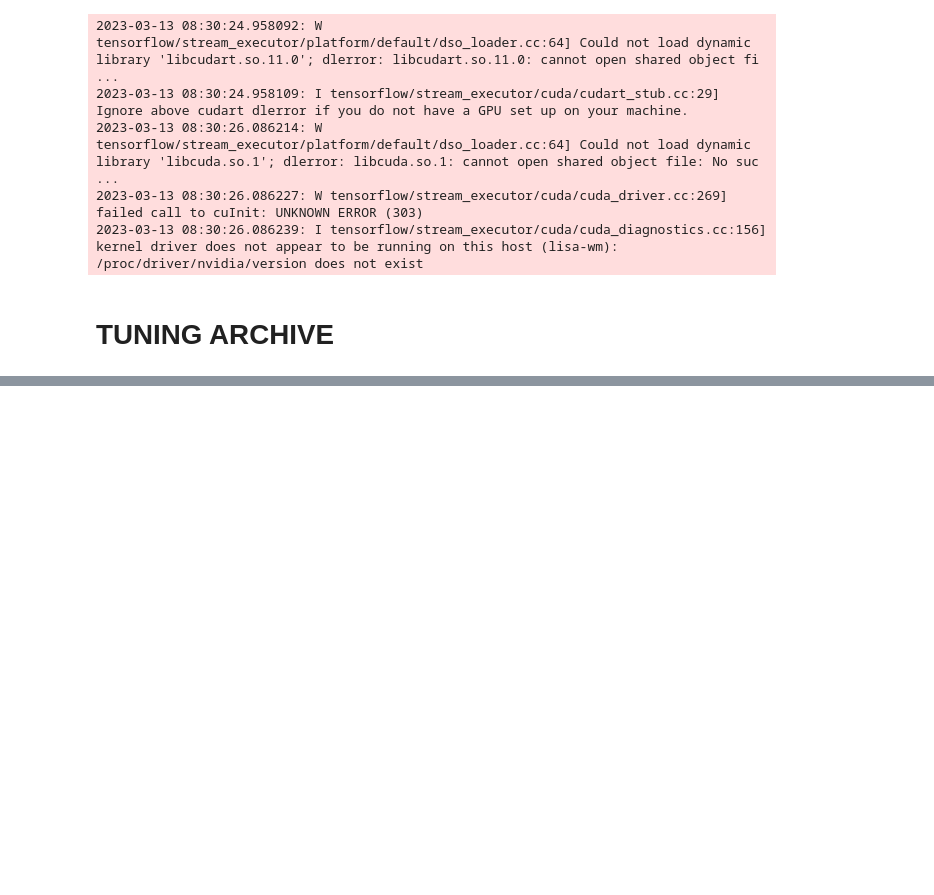
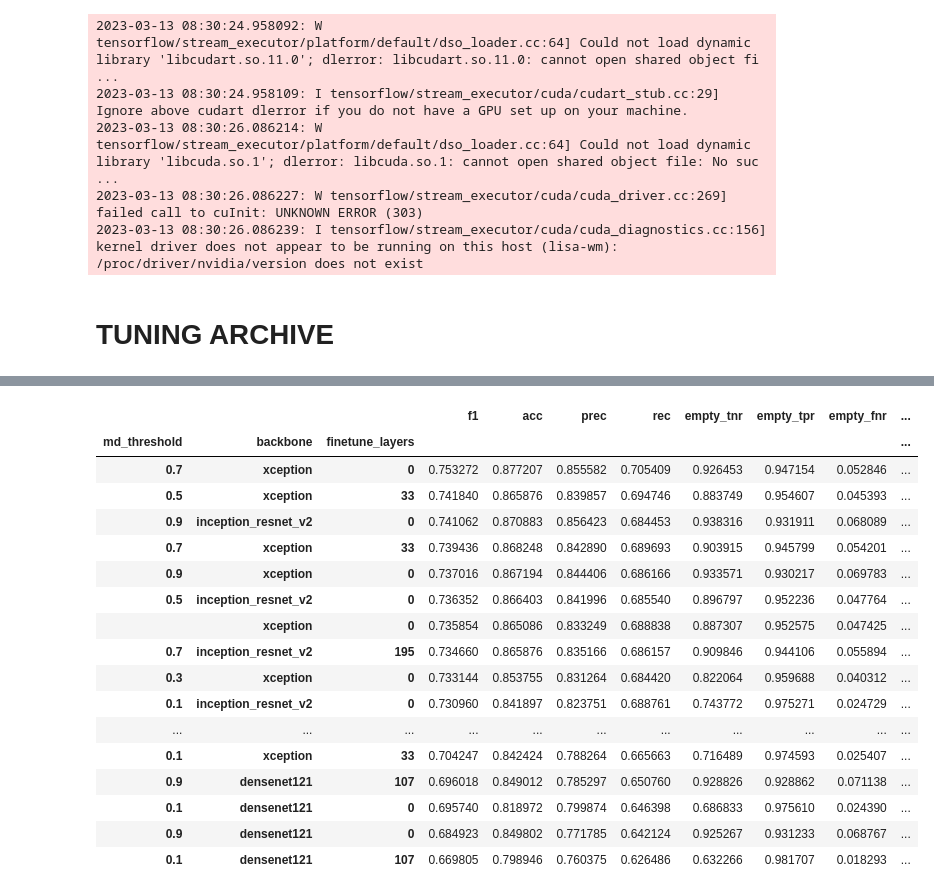
Before and after one commit to slds-lmu/wildlife-experiments, a Jupyter notebook: tuning.ipynb, the cells around one changed output, grey strips where cells are left out. Saved outputs shown, nothing was run; the diff lists cells and outputs as text; code cells hidden in the pictures; blank space fills up the shorter version.

```diff
--- a/tuning.ipynb
+++ b/tuning.ipynb
@@ -53,2 +54,23 @@ tuning_archive_avg
 |  | xception | 0 | 0.737016 | 0.867194 | 0.844406 | 0.686166 | 0.933571 | 0.930217 | 0.069783 | ... |
 |  |  | 33 | 0.727018 | 0.861660 | 0.830590 | 0.678176 | 0.930012 | 0.932249 | 0.067751 | ... |
+# %%
+tuning_archive_avg.sort_values('f1', ascending=False)
+# %% [output]
+|  |  |  | f1 | acc | prec | rec | empty_tnr | empty_tpr | empty_fnr | ... |
+| md_threshold | backbone | finetune_layers |  |  |  |  |  |  |  | ... |
+| 0.7 | xception | 0 | 0.753272 | 0.877207 | 0.855582 | 0.705409 | 0.926453 | 0.947154 | 0.052846 | ... |
+| 0.5 | xception | 33 | 0.741840 | 0.865876 | 0.839857 | 0.694746 | 0.883749 | 0.954607 | 0.045393 | ... |
+| 0.9 | inception_resnet_v2 | 0 | 0.741062 | 0.870883 | 0.856423 | 0.684453 | 0.938316 | 0.931911 | 0.068089 | ... |
+| 0.7 | xception | 33 | 0.739436 | 0.868248 | 0.842890 | 0.689693 | 0.903915 | 0.945799 | 0.054201 | ... |
+| 0.9 | xception | 0 | 0.737016 | 0.867194 | 0.844406 | 0.686166 | 0.933571 | 0.930217 | 0.069783 | ... |
+| 0.5 | inception_resnet_v2 | 0 | 0.736352 | 0.866403 | 0.841996 | 0.685540 | 0.896797 | 0.952236 | 0.047764 | ... |
+|  | xception | 0 | 0.735854 | 0.865086 | 0.833249 | 0.688838 | 0.887307 | 0.952575 | 0.047425 | ... |
+| 0.7 | inception_resnet_v2 | 195 | 0.734660 | 0.865876 | 0.835166 | 0.686157 | 0.909846 | 0.944106 | 0.055894 | ... |
+| 0.3 | xception | 0 | 0.733144 | 0.853755 | 0.831264 | 0.684420 | 0.822064 | 0.959688 | 0.040312 | ... |
+| 0.1 | inception_resnet_v2 | 0 | 0.730960 | 0.841897 | 0.823751 | 0.688761 | 0.743772 | 0.975271 | 0.024729 | ... |
+| ... | ... | ... | ... | ... | ... | ... | ... | ... | ... | ... |
+| 0.1 | xception | 33 | 0.704247 | 0.842424 | 0.788264 | 0.665663 | 0.716489 | 0.974593 | 0.025407 | ... |
+| 0.9 | densenet121 | 107 | 0.696018 | 0.849012 | 0.785297 | 0.650760 | 0.928826 | 0.928862 | 0.071138 | ... |
+| 0.1 | densenet121 | 0 | 0.695740 | 0.818972 | 0.799874 | 0.646398 | 0.686833 | 0.975610 | 0.024390 | ... |
+| 0.9 | densenet121 | 0 | 0.684923 | 0.849802 | 0.771785 | 0.642124 | 0.925267 | 0.931233 | 0.068767 | ... |
+| 0.1 | densenet121 | 107 | 0.669805 | 0.798946 | 0.760375 | 0.626486 | 0.632266 | 0.981707 | 0.018293 | ... |
```
Also changed, not shown: parts of 3 cells of this notebook, 4 other files.
